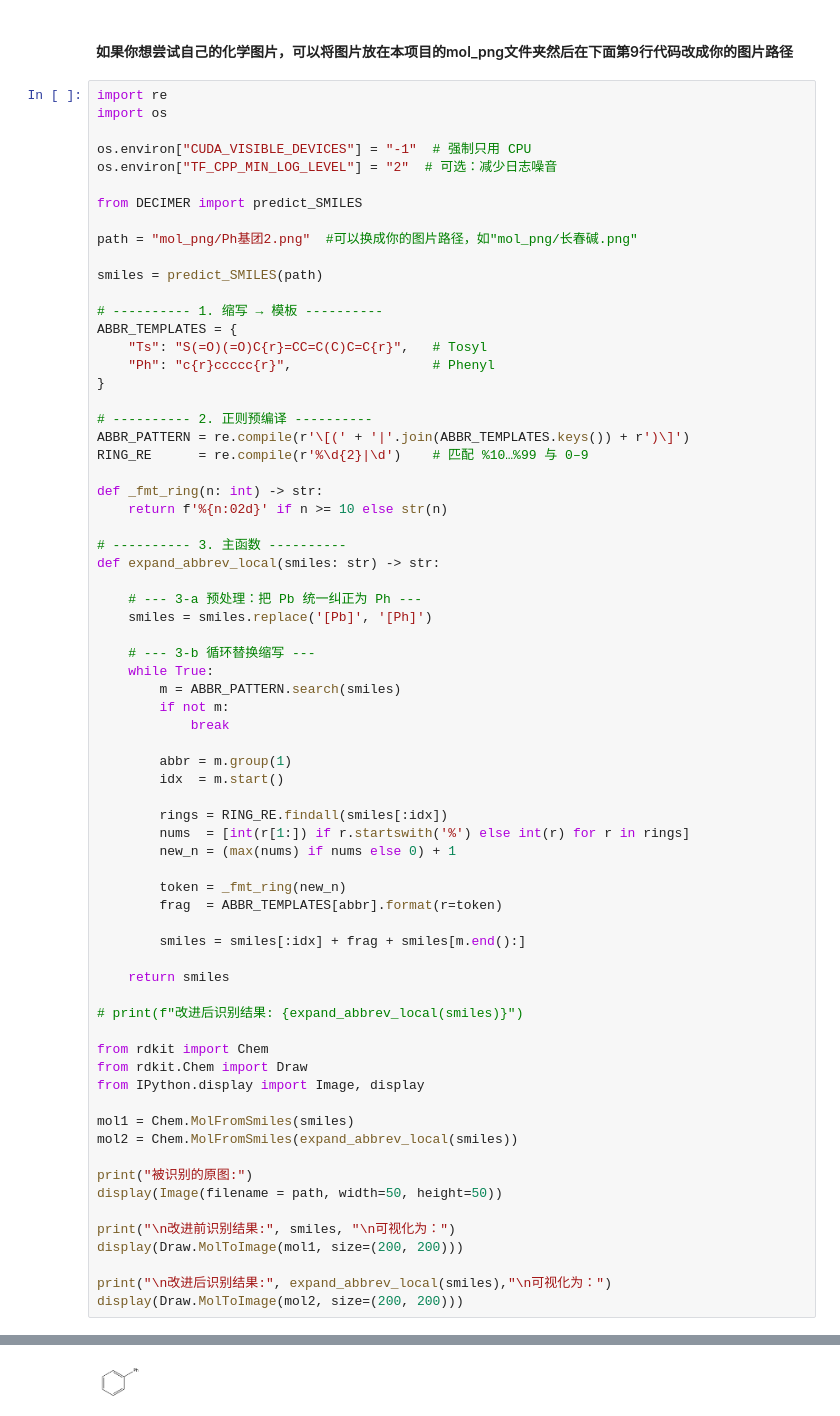
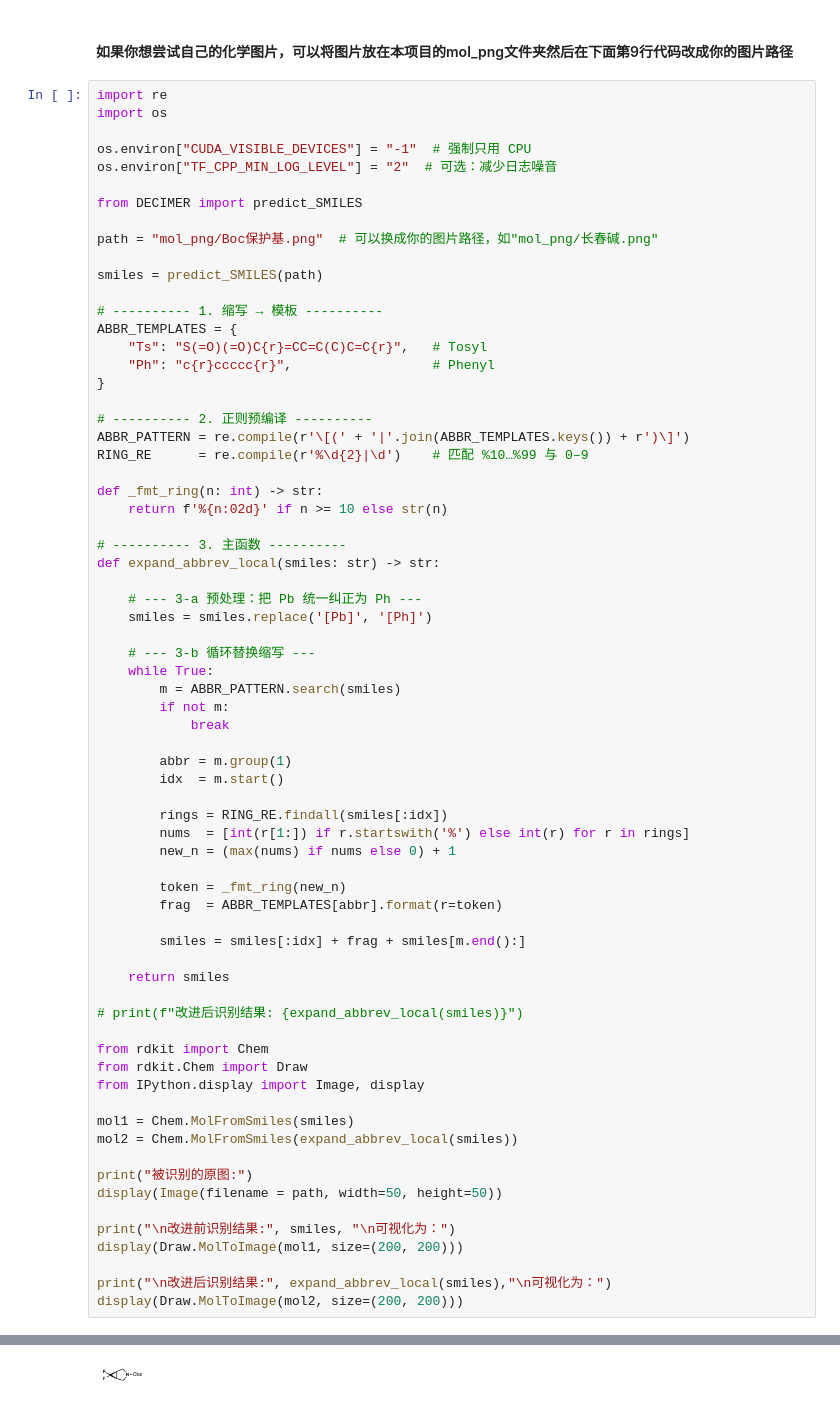
Before and after one commit to LHH90538/Decimer-Tutorial, a Jupyter notebook: 加强版.ipynb, the cells around one changed output, grey strips where cells are left out. Cells and saved outputs as stored; diff of their text form.

```diff
--- a/加强版.ipynb
+++ b/加强版.ipynb
@@ -9,7 +9,7 @@ os.environ["TF_CPP_MIN_LOG_LEVEL"] = "2"  # 可选：减少日志噪音
 
 from DECIMER import predict_SMILES
 
-path = "mol_png/Ph基团2.png"  #可以换成你的图片路径，如"mol_png/长春碱.png"
+path = "mol_png/Boc保护基.png"  # 可以换成你的图片路径，如"mol_png/长春碱.png"
 
 smiles = predict_SMILES(path)
 
@@ -44,31 +44,31 @@ def expand_abbrev_local(smiles: str) -> str:
         rings = RING_RE.findall(smiles[:idx])
         nums  = [int(r[1:]) if r.startswith('%') else int(r) for r in rings]
         new_n = (max(nums) if nums else 0) + 1
 
         token = _fmt_ring(new_n)
         frag  = ABBR_TEMPLATES[abbr].format(r=token)
 
         smiles = smiles[:idx] + frag + smiles[m.end():]
 
     return smiles
 
 # print(f"改进后识别结果: {expand_abbrev_local(smiles)}")
 
 from rdkit import Chem
 from rdkit.Chem import Draw
 from IPython.display import Image, display
 
 mol1 = Chem.MolFromSmiles(smiles)
 mol2 = Chem.MolFromSmiles(expand_abbrev_local(smiles))
 
 print("被识别的原图:")
 display(Image(filename = path, width=50, height=50))
 
 print("\n改进前识别结果:", smiles, "\n可视化为：")
 display(Draw.MolToImage(mol1, size=(200, 200)))
 
 print("\n改进后识别结果:", expand_abbrev_local(smiles),"\n可视化为：")
 display(Draw.MolToImage(mol2, size=(200, 200)))
 # %% [output]
 被识别的原图:
-[figure, old version]
+[figure, new version]
```
Also changed, not shown: parts of 1 cell of this notebook, 6 other files.
